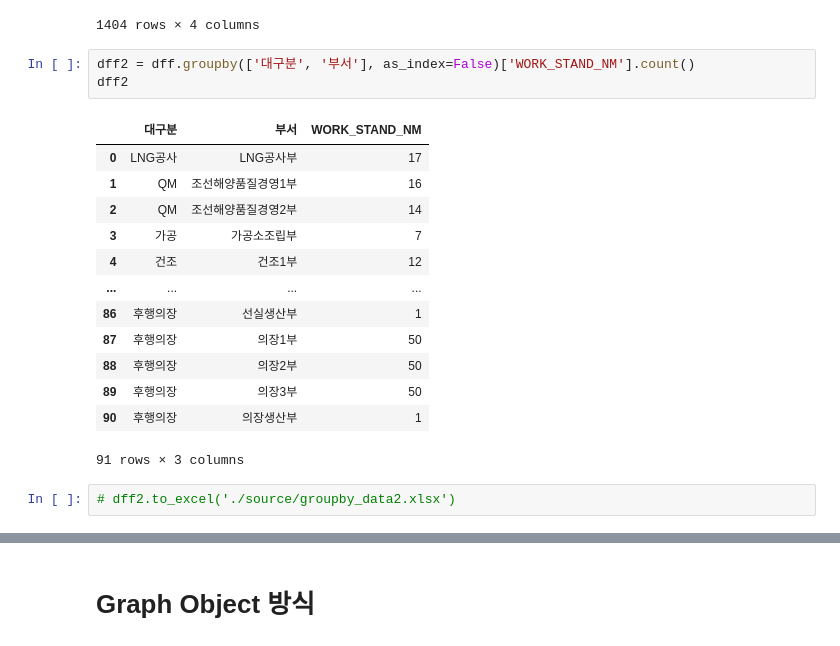
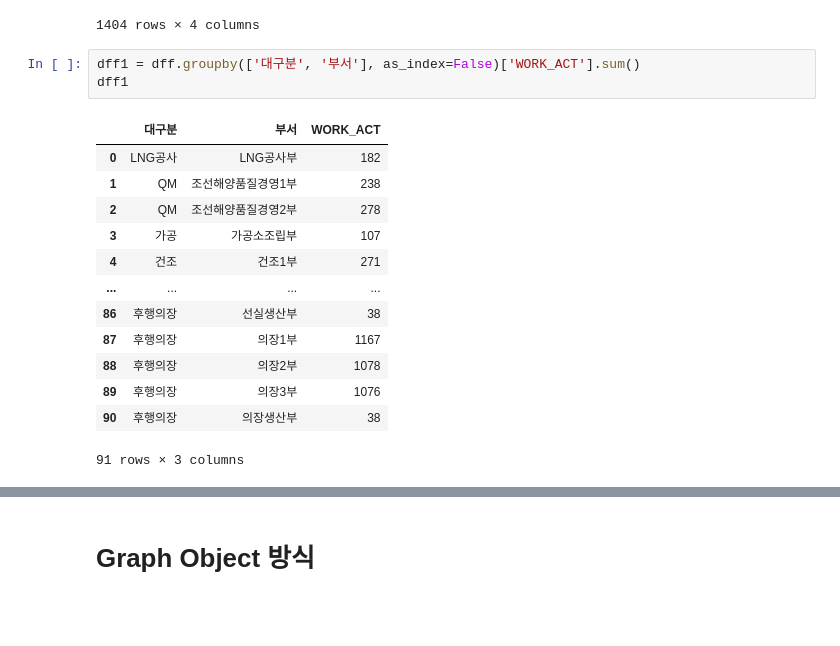
Before and after one commit to Kstyle0710/my_visual, a Jupyter notebook: Advanced_3d_scatter.ipynb, the cells around one changed output, grey strips where cells are left out. Cells and saved outputs as stored; diff of their text form; blank space fills up the shorter version.

```diff
--- a/Advanced_3d_scatter.ipynb
+++ b/Advanced_3d_scatter.ipynb
@@ -58,21 +99,19 @@ dff
 | 1403 | 후행의장 | 의장생산부 | 조정관 설치 | 38 |
 1404 rows × 4 columns
 # %%
-dff2 = dff.groupby(['대구분', '부서'], as_index=False)['WORK_STAND_NM'].count()
-dff2
+dff1 = dff.groupby(['대구분', '부서'], as_index=False)['WORK_ACT'].sum()
+dff1
 # %% [output]
-|  | 대구분 | 부서 | WORK_STAND_NM |
-| 0 | LNG공사 | LNG공사부 | 17 |
-| 1 | QM | 조선해양품질경영1부 | 16 |
-| 2 | QM | 조선해양품질경영2부 | 14 |
-| 3 | 가공 | 가공소조립부 | 7 |
-| 4 | 건조 | 건조1부 | 12 |
+|  | 대구분 | 부서 | WORK_ACT |
+| 0 | LNG공사 | LNG공사부 | 182 |
+| 1 | QM | 조선해양품질경영1부 | 238 |
+| 2 | QM | 조선해양품질경영2부 | 278 |
+| 3 | 가공 | 가공소조립부 | 107 |
+| 4 | 건조 | 건조1부 | 271 |
 | ... | ... | ... | ... |
-| 86 | 후행의장 | 선실생산부 | 1 |
-| 87 | 후행의장 | 의장1부 | 50 |
-| 88 | 후행의장 | 의장2부 | 50 |
-| 89 | 후행의장 | 의장3부 | 50 |
-| 90 | 후행의장 | 의장생산부 | 1 |
+| 86 | 후행의장 | 선실생산부 | 38 |
+| 87 | 후행의장 | 의장1부 | 1167 |
+| 88 | 후행의장 | 의장2부 | 1078 |
+| 89 | 후행의장 | 의장3부 | 1076 |
+| 90 | 후행의장 | 의장생산부 | 38 |
 91 rows × 3 columns
-# %%
-# dff2.to_excel('./source/groupby_data2.xlsx')
```
Also changed, not shown: parts of 14 cells of this notebook, 4 other files.
